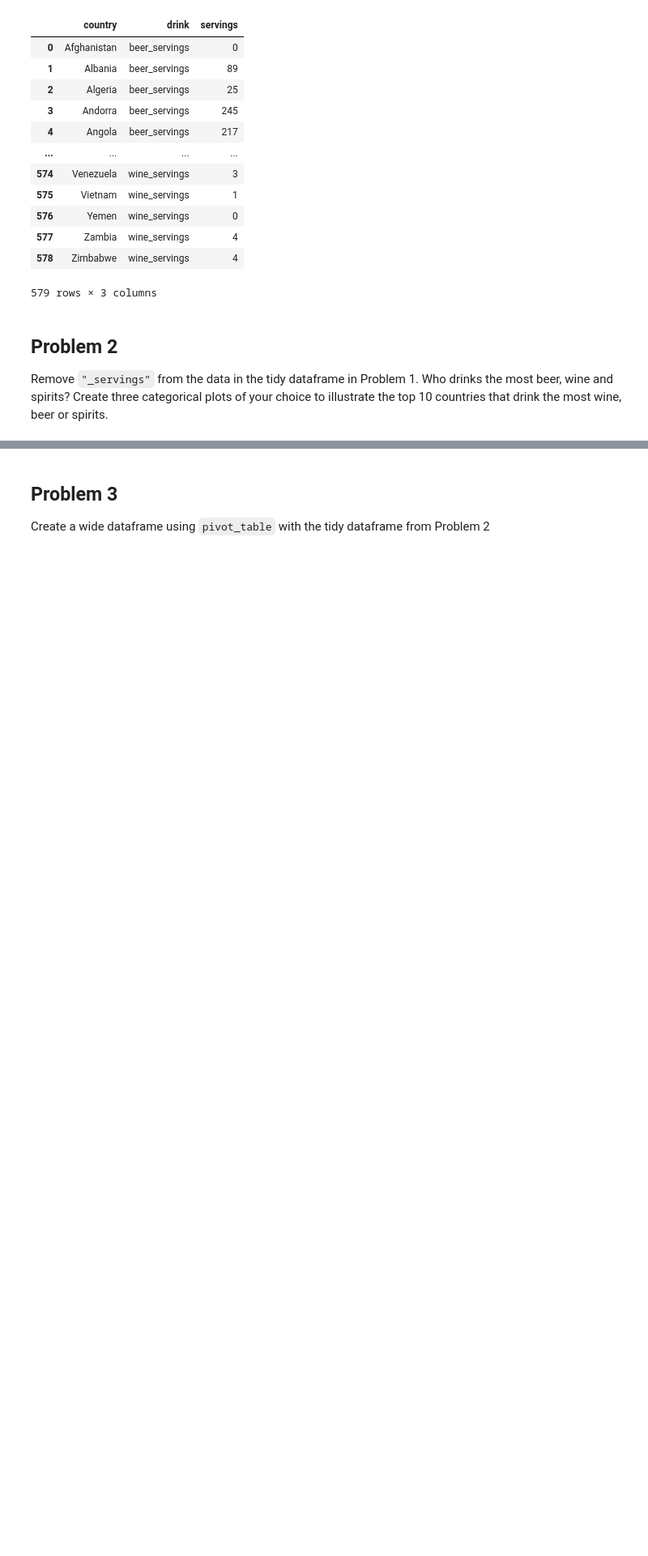
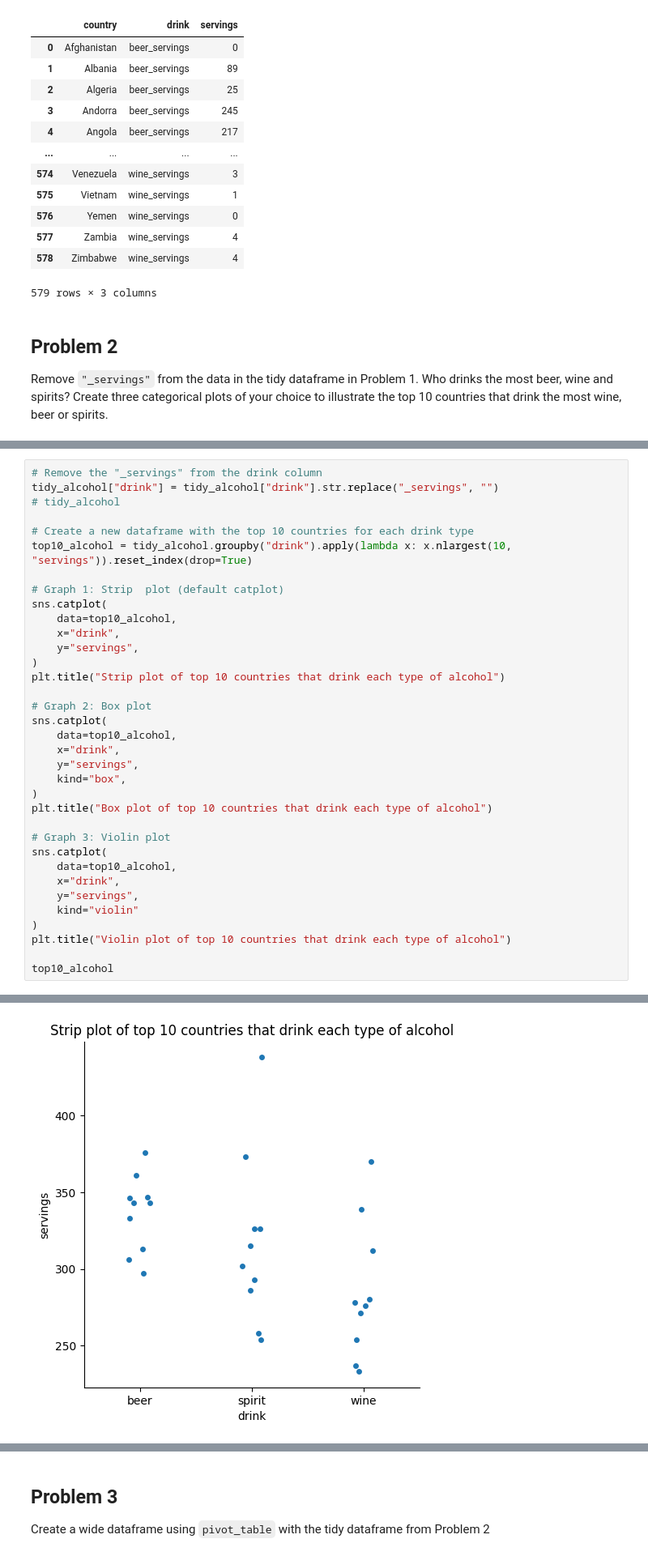
Before and after one commit to CS133-DataVisualization/cl-and-homework-JayBA1010, a Jupyter notebook: M04_HW05_reshape.ipynb, the cells around one changed output, grey strips where cells are left out. Shown at 81% size. Drawn from its saved outputs; the diff is of its cells as text; blank space fills up the shorter version.

```diff
--- a/M04_HW05_reshape.ipynb
+++ b/M04_HW05_reshape.ipynb
@@ -55,0 +63,36 @@ Remove `"_servings"` from the data in the tidy dataframe in Problem 1. Who drink
+# %%
+# Remove the "_servings" from the drink column
+tidy_alcohol["drink"] = tidy_alcohol["drink"].str.replace("_servings", "")
+# tidy_alcohol
+
+# Create a new dataframe with the top 10 countries for each drink type
+top10_alcohol = tidy_alcohol.groupby("drink").apply(lambda x: x.nlargest(10, "servings")).reset_index(drop=True)
+
+# Graph 1: Strip  plot (default catplot)
+sns.catplot(
+    data=top10_alcohol,
+    x="drink",
+    y="servings",
+)
+plt.title("Strip plot of top 10 countries that drink each type of alcohol")
+
+# Graph 2: Box plot
+sns.catplot(
+    data=top10_alcohol,
+    x="drink",
+    y="servings",
+    kind="box",
+)
+plt.title("Box plot of top 10 countries that drink each type of alcohol")
+
+# Graph 3: Violin plot
+sns.catplot(
+    data=top10_alcohol,
+    x="drink",
+    y="servings",
+    kind="violin"
+)
+plt.title("Violin plot of top 10 countries that drink each type of alcohol")
+
+top10_alcohol
+# %% [output]
@@ -55,0 +116 @@ Remove `"_servings"` from the data in the tidy dataframe in Problem 1. Who drink
+[figure, added]
```
Also changed, not shown: parts of 4 cells of this notebook.
